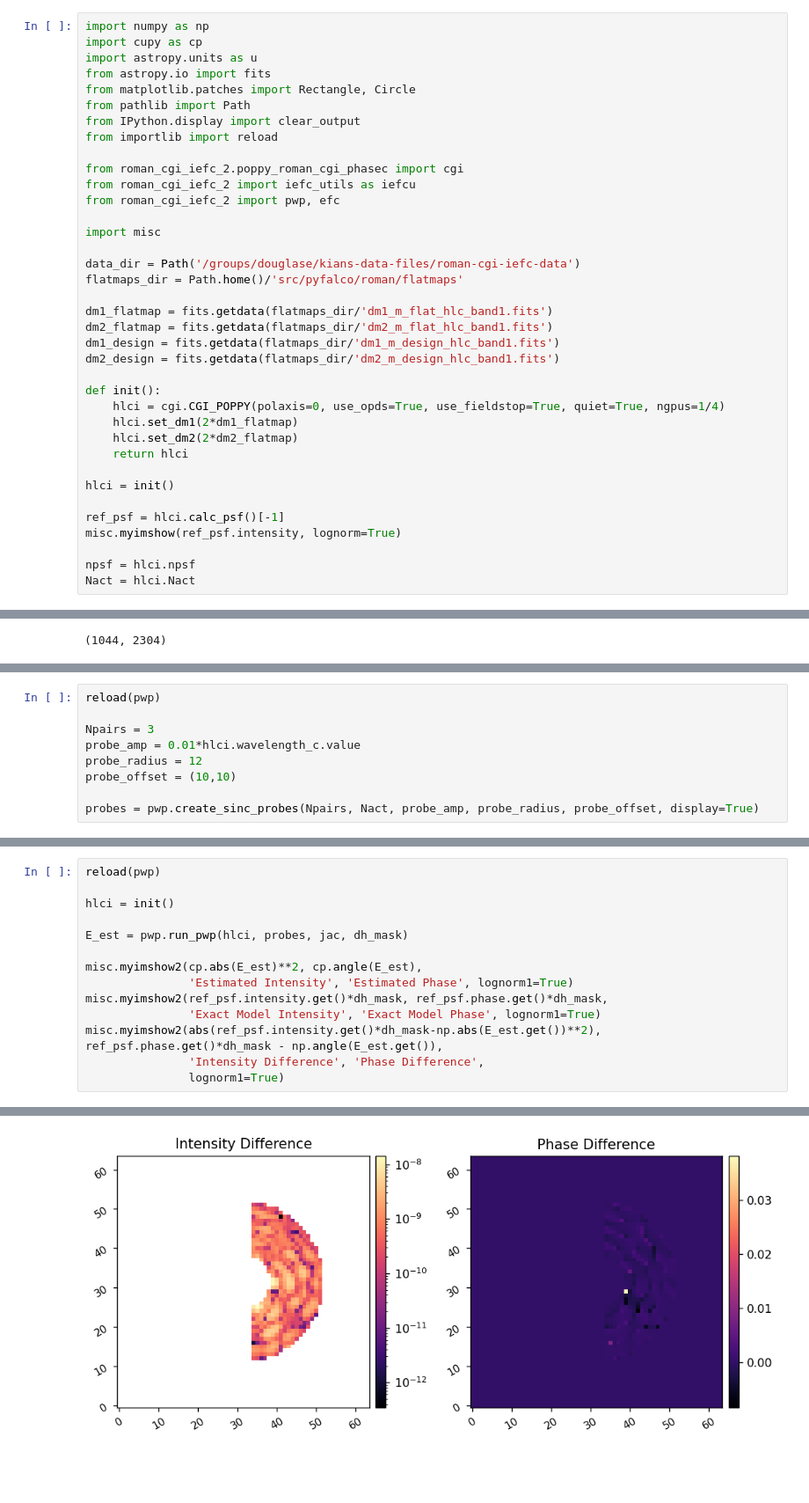
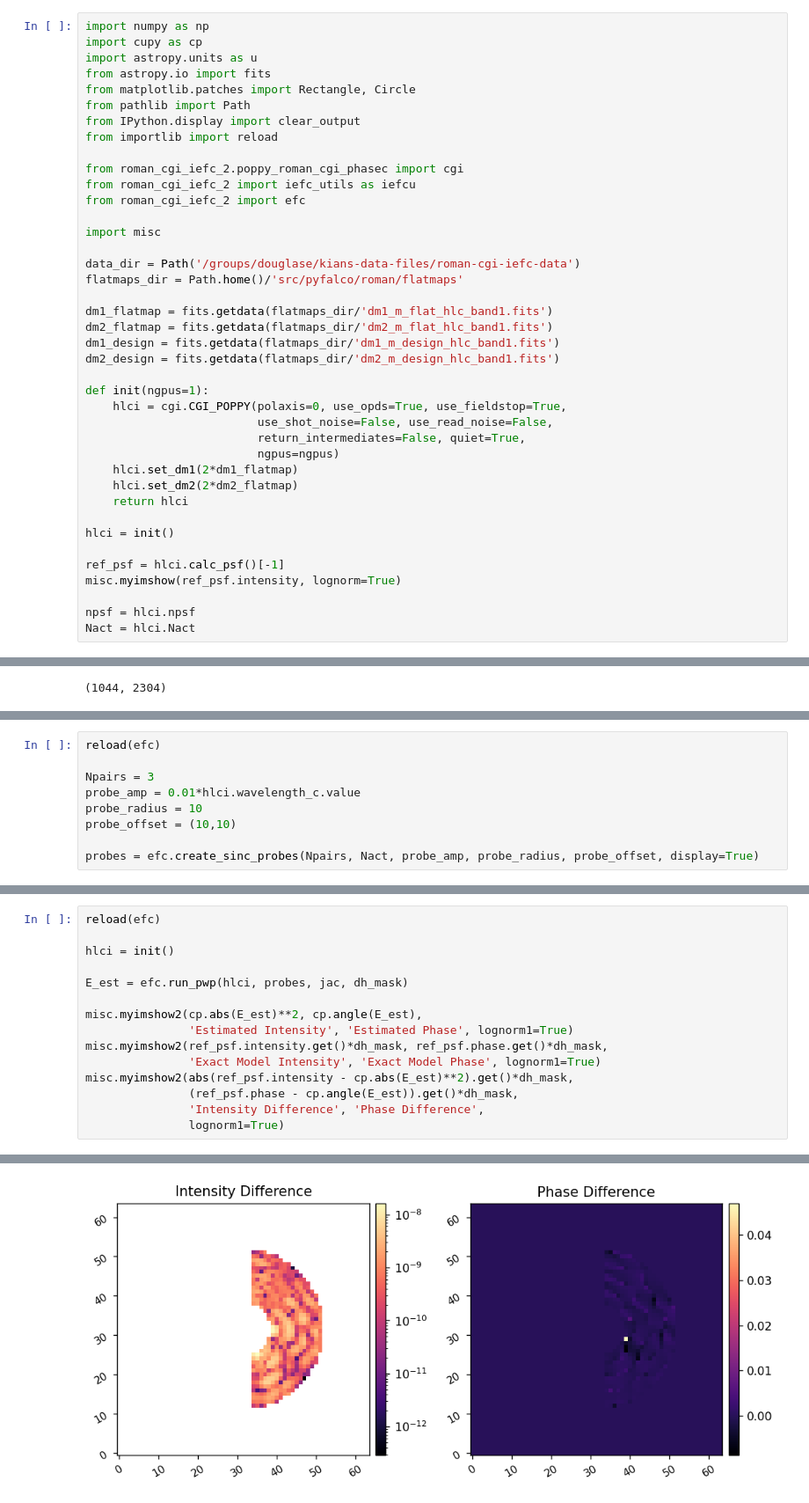
Before and after one commit to kian1377/roman-cgi-iefc, a Jupyter notebook: test_pwp_efc.ipynb, the cells around one changed output, grey strips where cells are left out. Shown at 88% size. Cells and saved outputs as stored; diff of their text form; blank space fills up the shorter version.

```diff
--- a/test_pwp_efc.ipynb
+++ b/test_pwp_efc.ipynb
@@ -10,7 +10,7 @@ from importlib import reload
 
 from roman_cgi_iefc_2.poppy_roman_cgi_phasec import cgi
 from roman_cgi_iefc_2 import iefc_utils as iefcu
-from roman_cgi_iefc_2 import pwp, efc
+from roman_cgi_iefc_2 import efc
 
 import misc
 
@@ -22,8 +22,11 @@ dm2_flatmap = fits.getdata(flatmaps_dir/'dm2_m_flat_hlc_band1.fits')
 dm1_design = fits.getdata(flatmaps_dir/'dm1_m_design_hlc_band1.fits')
 dm2_design = fits.getdata(flatmaps_dir/'dm2_m_design_hlc_band1.fits')
 
-def init():
-    hlci = cgi.CGI_POPPY(polaxis=0, use_opds=True, use_fieldstop=True, quiet=True, ngpus=1/4)
+def init(ngpus=1):
+    hlci = cgi.CGI_POPPY(polaxis=0, use_opds=True, use_fieldstop=True,
+                         use_shot_noise=False, use_read_noise=False,
+                         return_intermediates=False, quiet=True,
+                         ngpus=ngpus)
     hlci.set_dm1(2*dm1_flatmap)
     hlci.set_dm2(2*dm2_flatmap)
     return hlci
@@ -101,10 +114,10 @@ jac.shape
 # %%
-reload(pwp)
+reload(efc)
 
 Npairs = 3
 probe_amp = 0.01*hlci.wavelength_c.value
-probe_radius = 12
+probe_radius = 10
 probe_offset = (10,10)
 
-probes = pwp.create_sinc_probes(Npairs, Nact, probe_amp, probe_radius, probe_offset, display=True)
+probes = efc.create_sinc_probes(Npairs, Nact, probe_amp, probe_radius, probe_offset, display=True)
 # %% [output]
@@ -117,18 +130,19 @@ Generating probe with amplitude=5.750e-09, radius=12.0, phase=2.094, offset=(10.
 # %%
-reload(pwp)
+reload(efc)
 
 hlci = init()
 
-E_est = pwp.run_pwp(hlci, probes, jac, dh_mask)
+E_est = efc.run_pwp(hlci, probes, jac, dh_mask)
 
 misc.myimshow2(cp.abs(E_est)**2, cp.angle(E_est),
                'Estimated Intensity', 'Estimated Phase', lognorm1=True)
 misc.myimshow2(ref_psf.intensity.get()*dh_mask, ref_psf.phase.get()*dh_mask,
                'Exact Model Intensity', 'Exact Model Phase', lognorm1=True)
-misc.myimshow2(abs(ref_psf.intensity.get()*dh_mask-np.abs(E_est.get())**2), ref_psf.phase.get()*dh_mask - np.angle(E_est.get()),
+misc.myimshow2(abs(ref_psf.intensity - cp.abs(E_est)**2).get()*dh_mask,
+               (ref_psf.phase - cp.angle(E_est)).get()*dh_mask,
                'Intensity Difference', 'Phase Difference',
                lognorm1=True)
 # %% [output]
 [figure]
 [figure]
-[figure, old version]
+[figure, new version]
```
Also changed, not shown: parts of 12 cells of this notebook, 3 other files.
